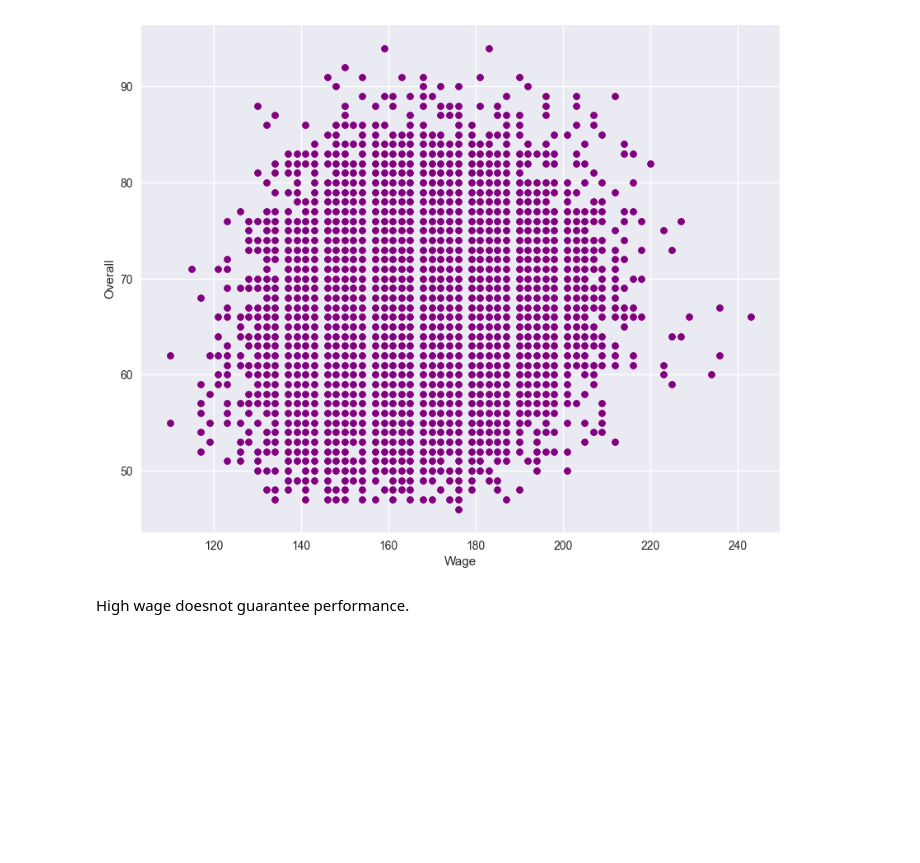
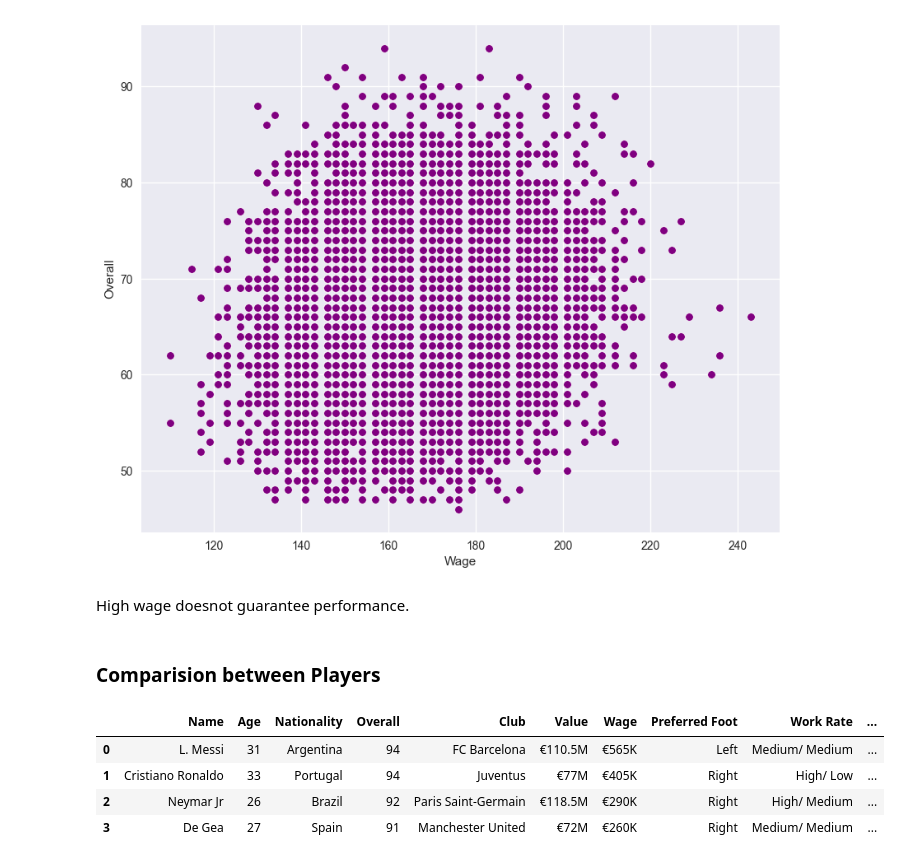
Before and after one commit to SamratAdhikari/Fifa-Dataset-EDA, a Jupyter notebook: Fifa Dataset EDA.ipynb, the cells around one changed output. Drawn from its saved outputs; the diff is of its cells as text; code cells hidden in the pictures; blank space fills up the shorter version.

```diff
--- a/Fifa Dataset EDA.ipynb
+++ b/Fifa Dataset EDA.ipynb
@@ -157,3 +158,13 @@ plt.show()
 [figure]
 # %% [markdown]
 High wage doesnot guarantee performance.
+# %% [markdown]
+### Comparision between Players
+# %%
+df.head(4)
+# %% [output]
+|  | Name | Age | Nationality | Overall | Club | Value | Wage | Preferred Foot | Work Rate | ... |
+| 0 | L. Messi | 31 | Argentina | 94 | FC Barcelona | €110.5M | €565K | Left | Medium/ Medium | ... |
+| 1 | Cristiano Ronaldo | 33 | Portugal | 94 | Juventus | €77M | €405K | Right | High/ Low | ... |
+| 2 | Neymar Jr | 26 | Brazil | 92 | Paris Saint-Germain | €118.5M | €290K | Right | High/ Medium | ... |
+| 3 | De Gea | 27 | Spain | 91 | Manchester United | €72M | €260K | Right | Medium/ Medium | ... |
```
Also changed, not shown: parts of 4 cells of this notebook, 1 other file.
